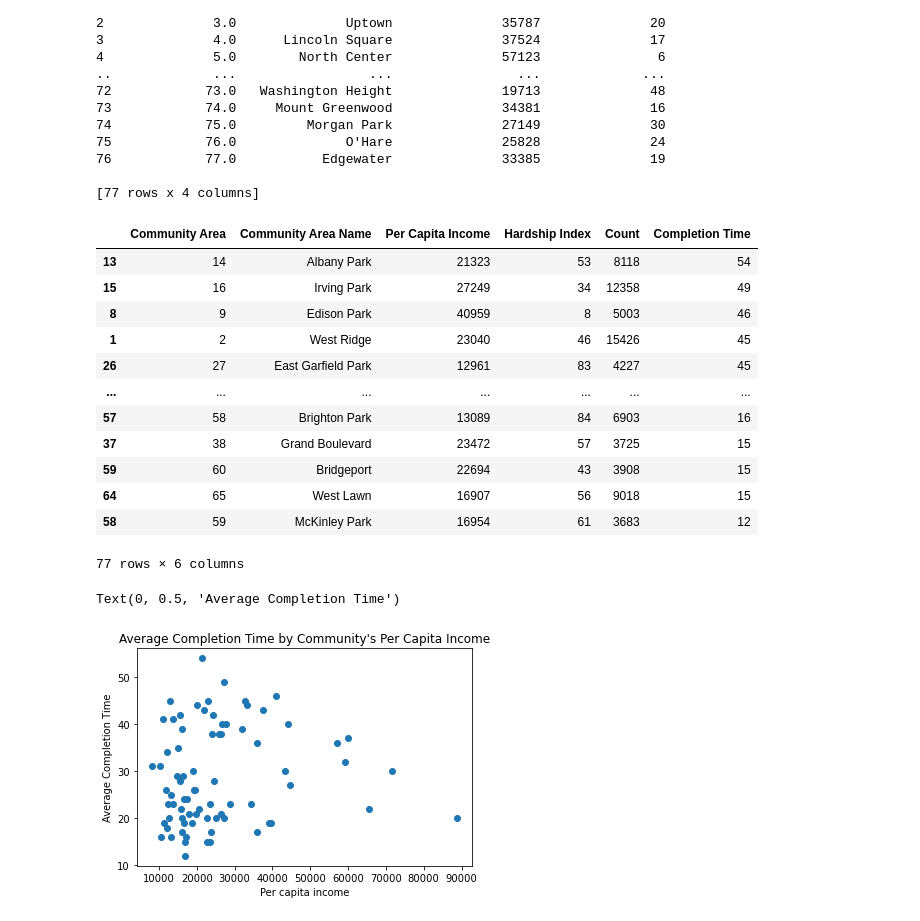
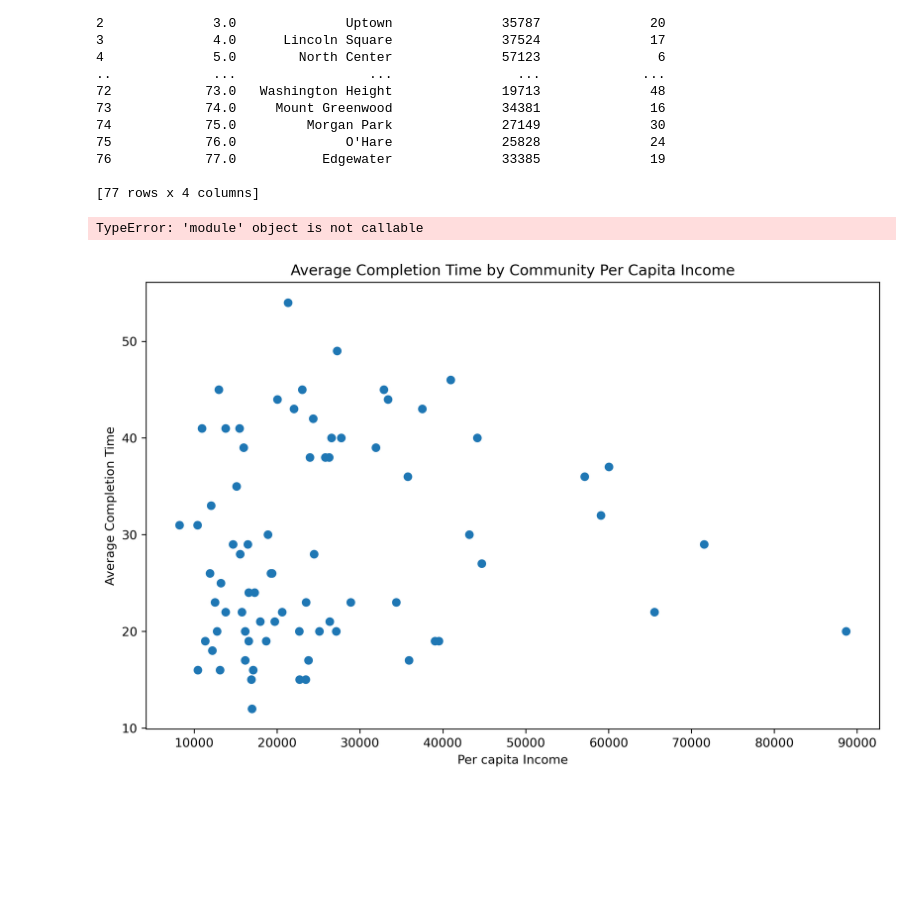
Before and after one commit to csridlen/Python-Project-1, a Jupyter notebook: code/census-pot.ipynb, the cells around one changed output. Cells and saved outputs as stored; diff of their text form; code cells hidden in the pictures; blank space fills up the shorter version.

```diff
--- a/code/census-pot.ipynb
+++ b/code/census-pot.ipynb
@@ -1,18 +1,17 @@
 # %%
-%cd ..
+%cd jupyter/Python-Project-1
 import pandas as pd
-from datetime import datetime
 import matplotlib.pyplot as plt
+from combine import recombine
+import tabulate
 
-file_names = ['data/potholes_1.csv', 'data/potholes_2.csv']
-
-potholes = pd.concat((pd.read_csv(i) for i in file_names))
-
+potholes = recombine("data/potholes_1.csv", "data/potholes_2.csv")
 
 potholes = potholes.iloc[:,
-    [0, 1, 2, 5, 6, 9, 10, 11, 12, 13, 14, 16, 17, 18
+    [0, 1, 2, 3, 5, 6, 9, 10, 11, 12, 13, 14, 16, 17, 18
     ]
 ]
+potholes = potholes.drop_duplicates(subset = "SERVICE REQUEST NUMBER")
 potholes = potholes.dropna(subset = ["ZIP", "Community Area"])
 potholes['Community Area'] = potholes['Community Area'].astype(int).astype('category')
 
@@ -82,30 +81,22 @@ census_data['Community Area'] = census_data['Community Area'].astype(int)
 merged_data = pd.merge(census_data, pd_holes, on = 'Community Area')
 working_data = pd.merge(merged_data, potholes_mean, on = 'Community Area').sort_values(["Completion Time"], ascending = False)
 working_data['Community Area'] = working_data['Community Area'].astype('category')
-working_data
+
+tabulate(working_data.head())
 # %% [output]
-|  | Community Area | Community Area Name | Per Capita Income | Hardship Index | Count | Completion Time |
-| 13 | 14 | Albany Park | 21323 | 53 | 8118 | 54 |
-| 15 | 16 | Irving Park | 27249 | 34 | 12358 | 49 |
-| 8 | 9 | Edison Park | 40959 | 8 | 5003 | 46 |
-| 1 | 2 | West Ridge | 23040 | 46 | 15426 | 45 |
-| 26 | 27 | East Garfield Park | 12961 | 83 | 4227 | 45 |
-| ... | ... | ... | ... | ... | ... | ... |
-| 57 | 58 | Brighton Park | 13089 | 84 | 6903 | 16 |
-| 37 | 38 | Grand Boulevard | 23472 | 57 | 3725 | 15 |
-| 59 | 60 | Bridgeport | 22694 | 43 | 3908 | 15 |
-| 64 | 65 | West Lawn | 16907 | 56 | 9018 | 15 |
-| 58 | 59 | McKinley Park | 16954 | 61 | 3683 | 12 |
-77 rows × 6 columns
+TypeError: 'module' object is not callable
 # %%
-%matplotlib inline
+fig = plt.figure(figsize=(16 / 1.5, 10 / 1.5), dpi=300)
+
 plt.scatter(working_data["Per Capita Income"], working_data["Completion Time"])
-plt.title("Average Completion Time by Community's Per Capita Income")
-plt.xlabel("Per capita income")
+plt.title("Average Completion Time by Community Per Capita Income")
+plt.xlabel("Per capita Income")
 plt.ylabel("Average Completion Time")
+plt.show()
+
+# Save to artifacts
 # %% [output]
-Text(0, 0.5, 'Average Completion Time')
-[figure, old version]
+[figure, new version]
 # %%
 # What is the per capita income of commmunities with top 5 longest completion times?
 # Bottom 5?
```
Also changed, not shown: parts of 2 cells of this notebook, 1 other file.
